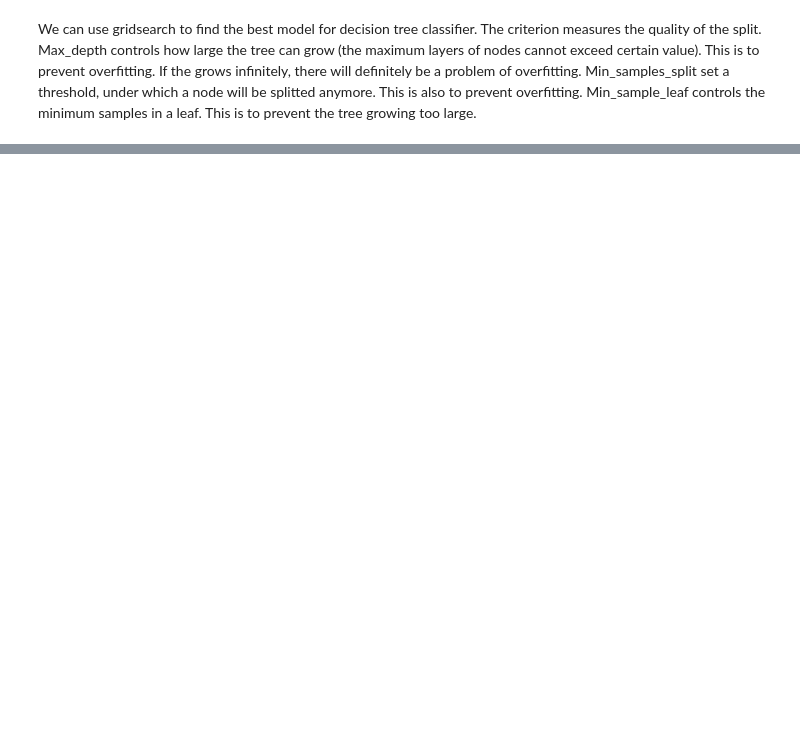
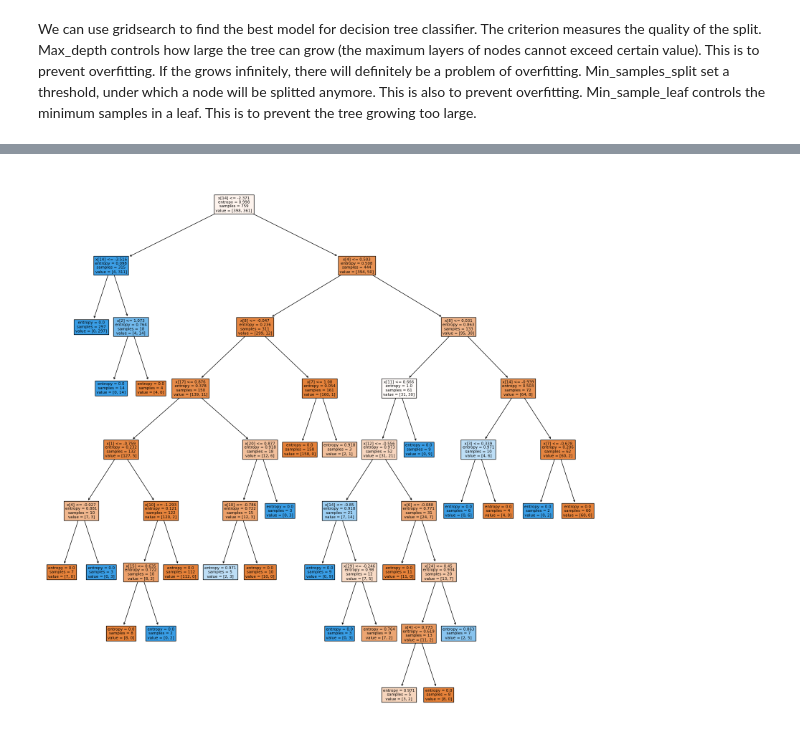
Before and after one commit to douglasli2827/Credit-Card-Fraud, a Jupyter notebook: CreditCardFraud.ipynb, the cells around one changed output, grey strips where cells are left out. Cells and saved outputs as stored; diff of their text form; code cells hidden in the pictures; blank space fills up the shorter version.

```diff
--- a/CreditCardFraud.ipynb
+++ b/CreditCardFraud.ipynb
@@ -830,0 +831,9 @@ print(best_cvs_DTC.mean())
+# %%
+from sklearn import tree
+
+plt.figure(figsize = (20, 20))
+tree.plot_tree(bestmodel_DTC, filled = True)
+
+plt.show()
+# %% [output]
+[figure, added]
```
Also changed, not shown: parts of 23 cells of this notebook.
